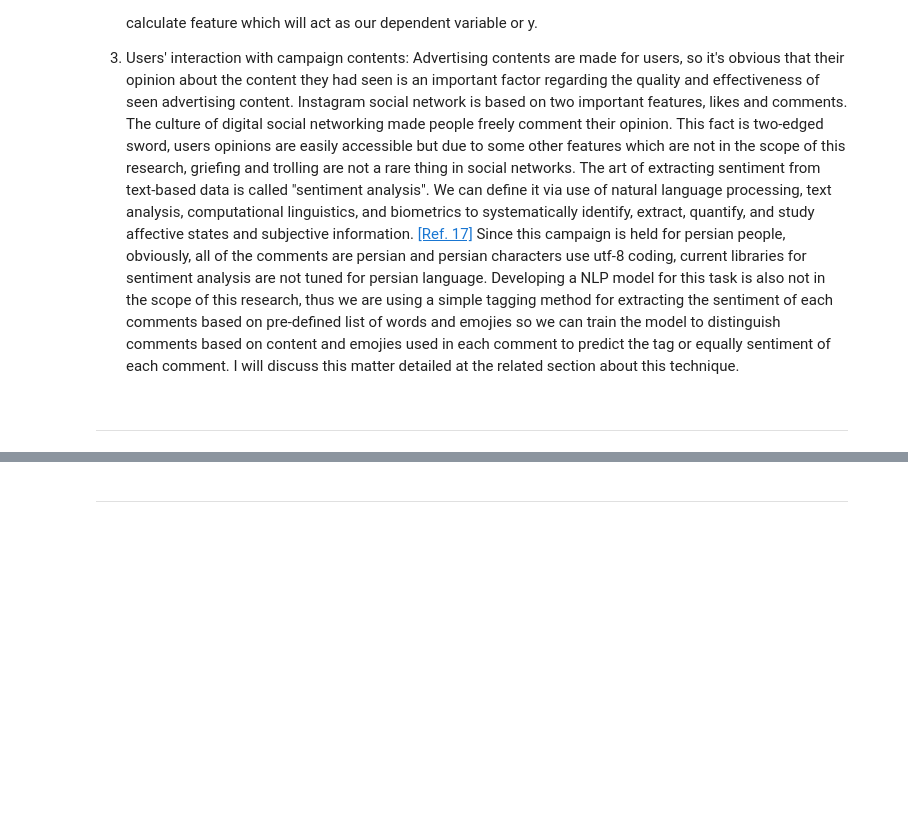
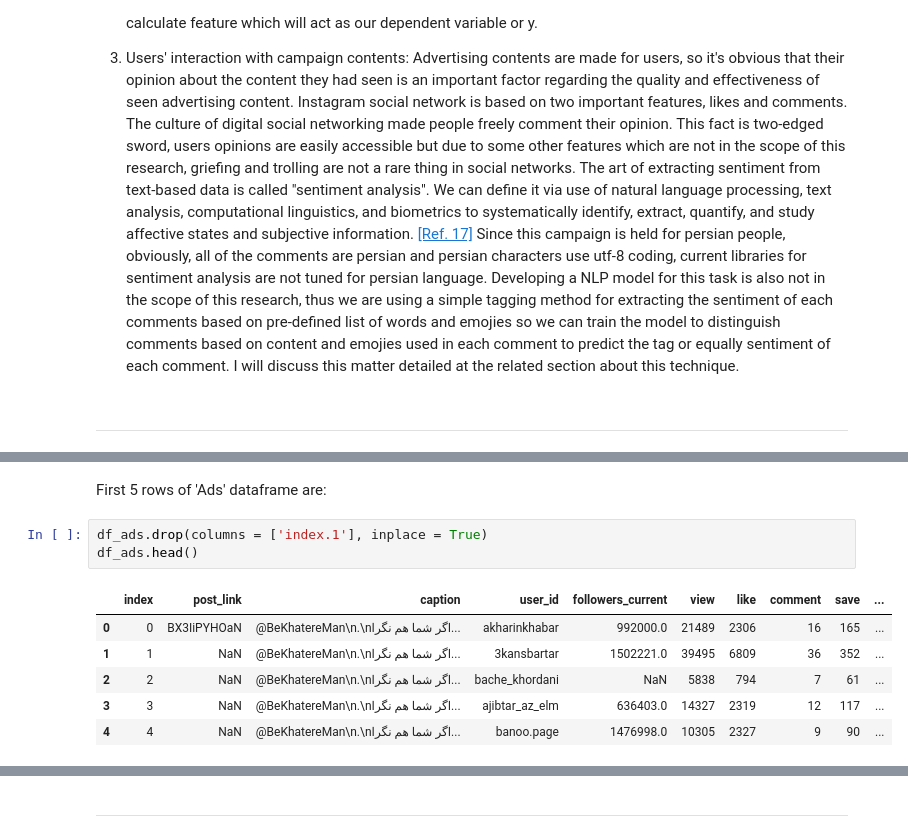
Before and after one commit to RaminFerdos/MSC_Thesis_IG_Bot, a Jupyter notebook: Main.ipynb, the cells around one changed output, grey strips where cells are left out. Drawn from its saved outputs; the diff is of its cells as text; blank space fills up the shorter version.

```diff
--- a/Main.ipynb
+++ b/Main.ipynb
@@ -111,0 +156,12 @@ In this project, our objective is to determine the effectiveness of a digital ad
+# %% [markdown]
+First 5 rows of 'Ads' dataframe are:
+# %%
+df_ads.drop(columns = ['index.1'], inplace = True)
+df_ads.head()
+# %% [output]
+|  | index | post_link | caption | user_id | followers_current | view | like | comment | save | ... |
+| 0 | 0 | BX3IiPYHOaN | @BeKhatereMan\n.\nاگر شما هم نگرا... | akharinkhabar | 992000.0 | 21489 | 2306 | 16 | 165 | ... |
+| 1 | 1 | NaN | @BeKhatereMan\n.\nاگر شما هم نگرا... | 3kansbartar | 1502221.0 | 39495 | 6809 | 36 | 352 | ... |
+| 2 | 2 | NaN | @BeKhatereMan\n.\nاگر شما هم نگرا... | bache_khordani | NaN | 5838 | 794 | 7 | 61 | ... |
+| 3 | 3 | NaN | @BeKhatereMan\n.\nاگر شما هم نگرا... | ajibtar_az_elm | 636403.0 | 14327 | 2319 | 12 | 117 | ... |
+| 4 | 4 | NaN | @BeKhatereMan\n.\nاگر شما هم نگرا... | banoo.page | 1476998.0 | 10305 | 2327 | 9 | 90 | ... |
```
Also changed, not shown: parts of 15 cells of this notebook.
